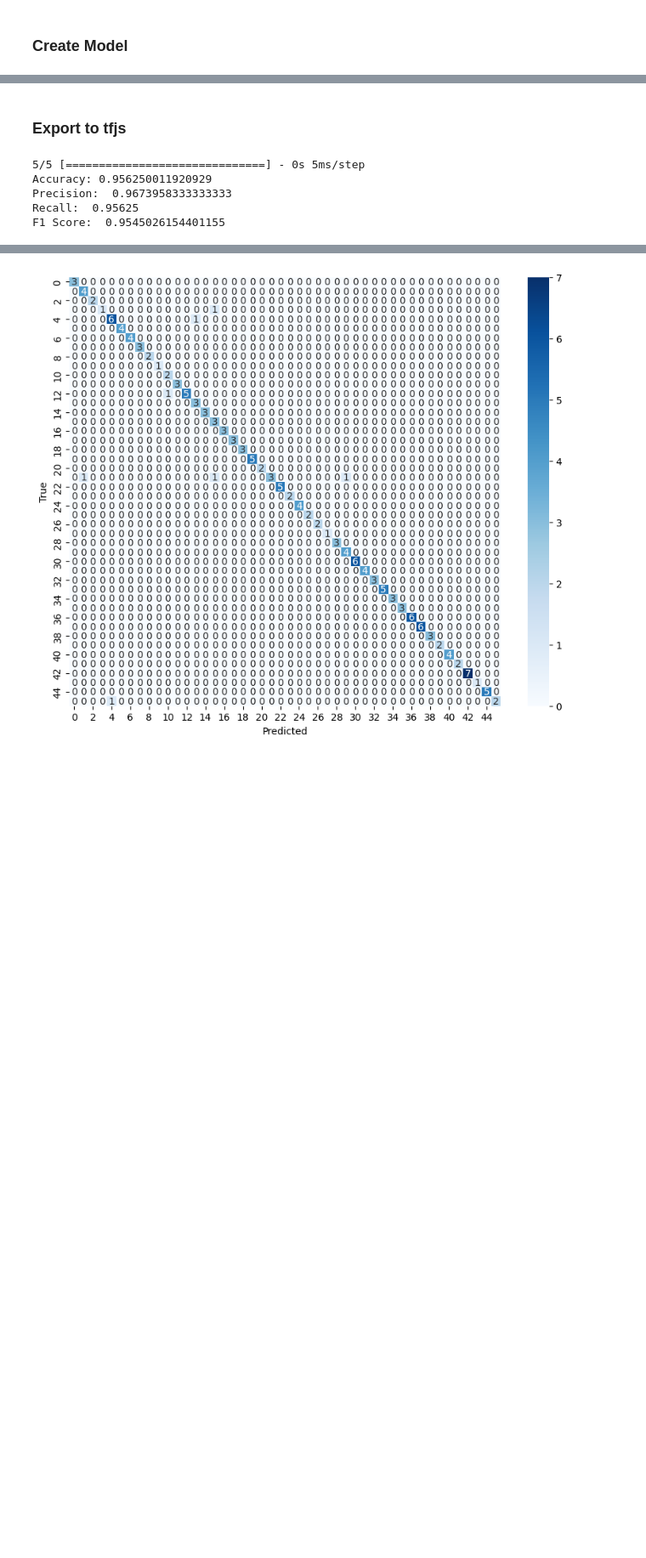
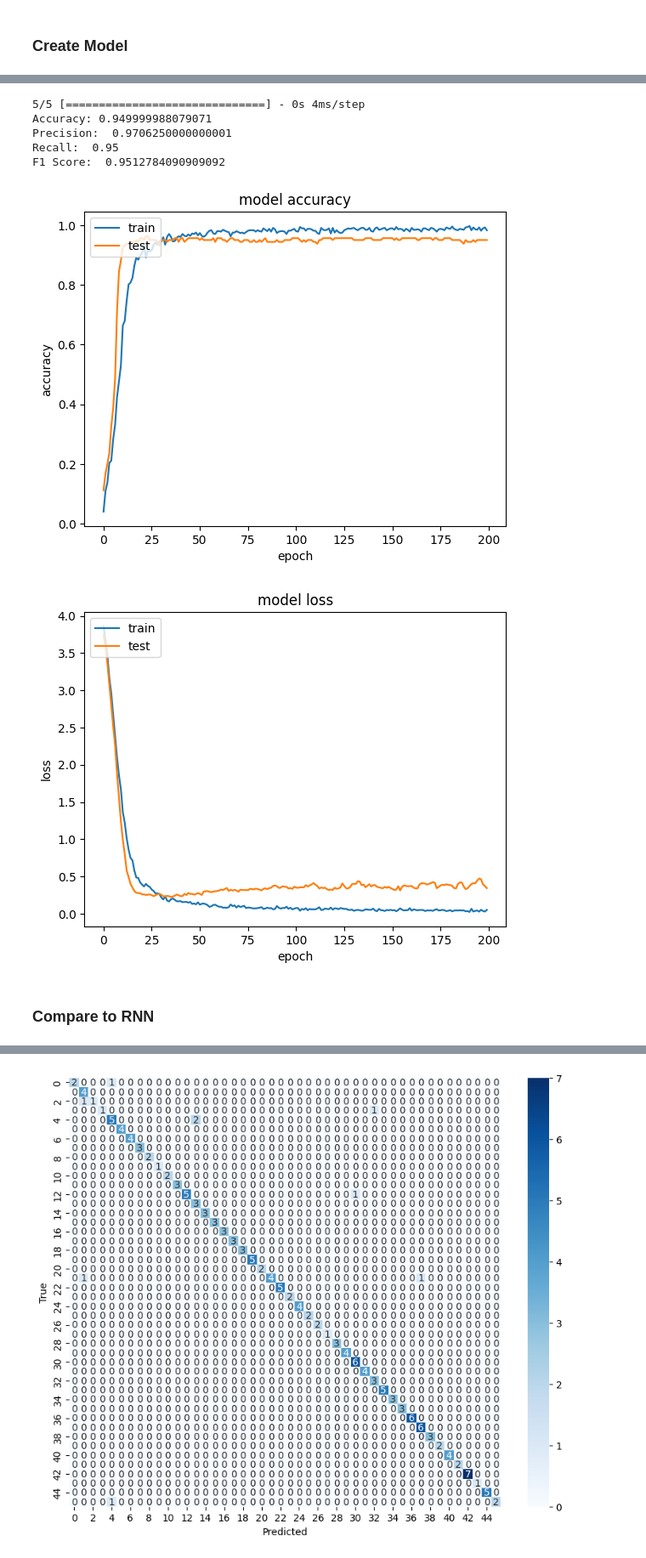
Before and after one commit to IhsanulAfkar/Chatbot-Server, a Jupyter notebook: main.ipynb, the cells around one changed output, grey strips where cells are left out. Shown at 85% size. Drawn from its saved outputs; the diff is of its cells as text; code cells hidden in the pictures; blank space fills up the shorter version.

```diff
--- a/main.ipynb
+++ b/main.ipynb
@@ -61,9 +74,3 @@ clean_patterns
-# %%
-removed_slangs = []
-for text in clean_patterns:
-    removed_slangs.append(helper.slang_cleaning(text, slang_df))
-
-# removed_slangs
 # %% [markdown]
 ### Remove Stopwords
 # %%
@@ -118,0 +129,6 @@ tokenized_text
+# %%
+clean_patterns = []
+for text in tokenized_text:
+    clean_patterns.append(helper.remove_punctuations(text))
+
+clean_patterns
@@ -119,9 +153,9 @@ tokenized_text
 # %% [markdown]
 ### Convert to Train data
 # %%
-tokenizer = Tokenizer(num_words=2000)
-tokenizer.fit_on_texts(tokenized_text)
-train = tokenizer.texts_to_sequences(tokenized_text)
+tokenizer = Tokenizer(num_words=200)
+tokenizer.fit_on_texts(clean_patterns)
+train = tokenizer.texts_to_sequences(clean_patterns)
 train
 # %% [output]
 [[89],
@@ -321,7 +357,7 @@ batch_size = 32
 num_epochs = 200
 # early_stopping = EarlyStopping(monitor='val_loss', mode='min', patience=20)
 # model_save = ModelCheckpoint('model_lstm.hdf5', save_best_only= True, verbose=0)
-model.fit(
+hist = model.fit(
     X_train,
     y_train,
     epochs=num_epochs,
@@ -378,2 +397,0 @@ Epoch 50/50
-# %% [markdown]
-### Export to tfjs
@@ -401,8 +413,29 @@ print("Precision: ", precision)
 print("Recall: ", recall)
 print("F1 Score: ", f1)
 # %% [output]
-5/5 [==============================] - 0s 5ms/step
-Accuracy: 0.956250011920929
-Precision:  0.9673958333333333
-Recall:  0.95625
-F1 Score:  0.9545026154401155
+5/5 [==============================] - 0s 4ms/step
+Accuracy: 0.949999988079071
+Precision:  0.9706250000000001
+Recall:  0.95
+F1 Score:  0.9512784090909092
+# %%
+plt.plot(hist.history['acc'])
+plt.plot(hist.history['val_acc'])
+plt.title('model accuracy')
+plt.ylabel('accuracy')
+plt.xlabel('epoch')
+plt.legend(['train', 'test'], loc='upper left')
+plt.show()
+
+plt.plot(hist.history['loss'])
+plt.plot(hist.history['val_loss'])
+plt.title('model loss')
+plt.ylabel('loss')
+plt.xlabel('epoch')
+plt.legend(['train', 'test'], loc='upper left')
+plt.show()
+# %% [output]
+[figure, added]
+[figure, added]
+# %% [markdown]
+### Compare to RNN
```
Also changed, not shown: parts of 24 cells of this notebook, 7 other files.
